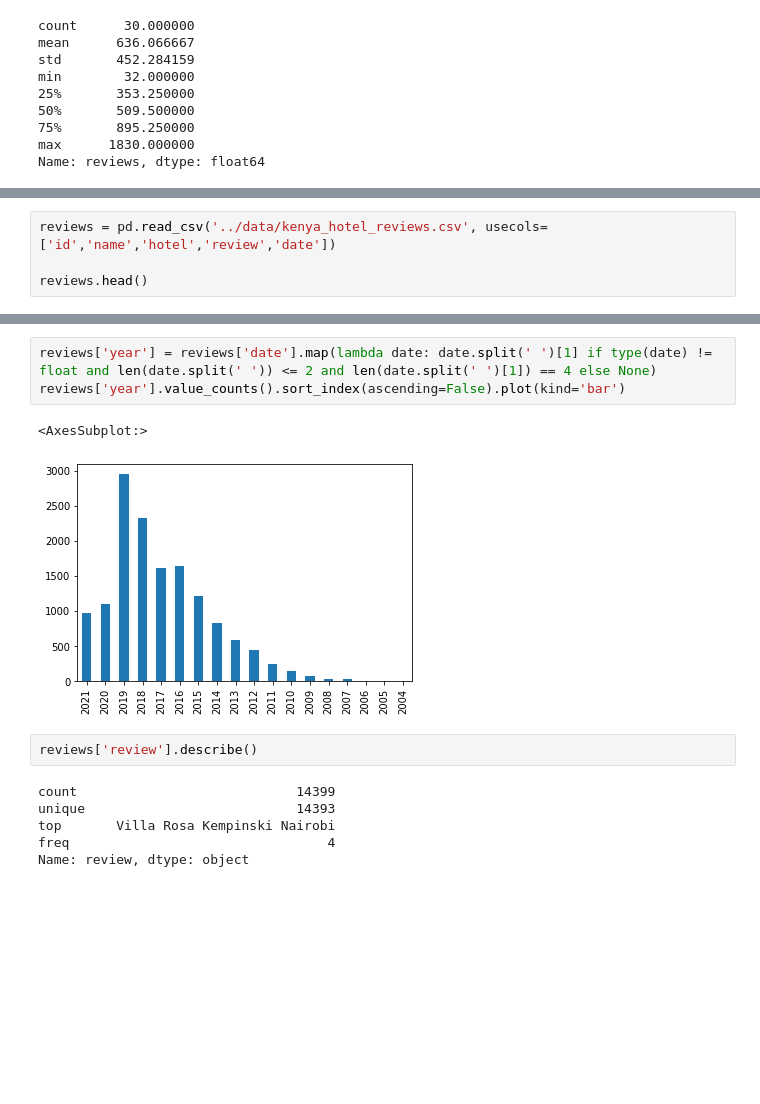
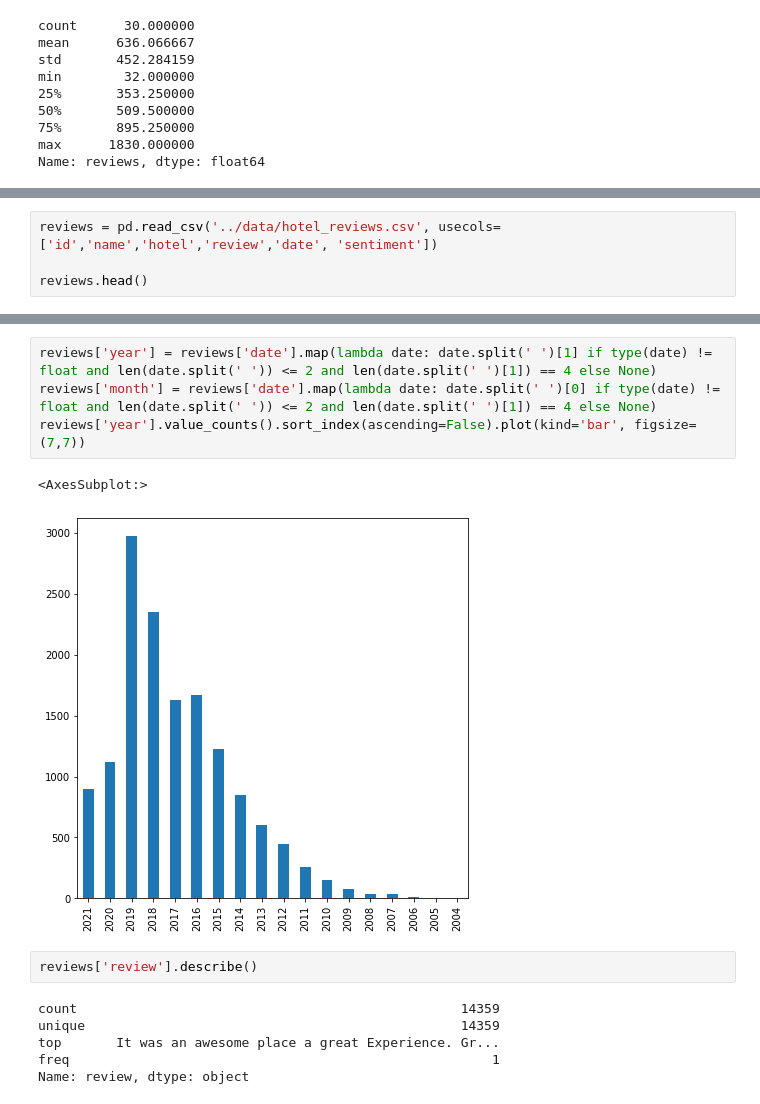
Before and after one commit to BonfaceThaa/hotels_classifier, a Jupyter notebook: notebooks/hotels-reviews-exploratory-data-analysis.ipynb, the cells around one changed output, grey strips where cells are left out. Drawn from its saved outputs; the diff is of its cells as text; blank space fills up the shorter version.

```diff
--- a/notebooks/hotels-reviews-exploratory-data-analysis.ipynb
+++ b/notebooks/hotels-reviews-exploratory-data-analysis.ipynb
@@ -59,5 +64,5 @@ Name: reviews, dtype: float64
 # %%
-reviews = pd.read_csv('../data/kenya_hotel_reviews.csv', usecols=['id','name','hotel','review','date'])
+reviews = pd.read_csv('../data/hotel_reviews.csv', usecols=['id','name','hotel','review','date', 'sentiment'])
 
 reviews.head()
 # %% [output]
@@ -70,14 +75,15 @@ reviews.head()
 # %%
 reviews['year'] = reviews['date'].map(lambda date: date.split(' ')[1] if type(date) != float and len(date.split(' ')) <= 2 and len(date.split(' ')[1]) == 4 else None)
-reviews['year'].value_counts().sort_index(ascending=False).plot(kind='bar')
+reviews['month'] = reviews['date'].map(lambda date: date.split(' ')[0] if type(date) != float and len(date.split(' ')) <= 2 and len(date.split(' ')[1]) == 4 else None)
+reviews['year'].value_counts().sort_index(ascending=False).plot(kind='bar', figsize=(7,7))
 # %% [output]
 <AxesSubplot:>
-[figure, old version]
+[figure, new version]
 # %%
 reviews['review'].describe()
 # %% [output]
-count                            14399
-unique                           14393
-top       Villa Rosa Kempinski Nairobi
-freq                                 4
+count                                                 14359
+unique                                                14359
+top       It was an awesome place a great Experience. Gr...
+freq                                                      1
 Name: review, dtype: object
```
Also changed, not shown: parts of 6 cells of this notebook, 13 other files.
